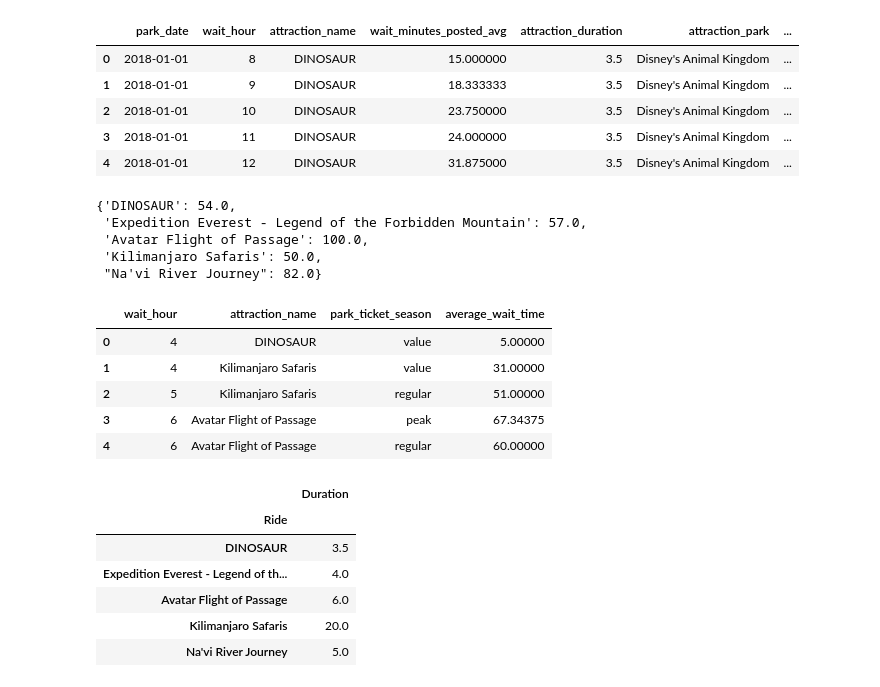
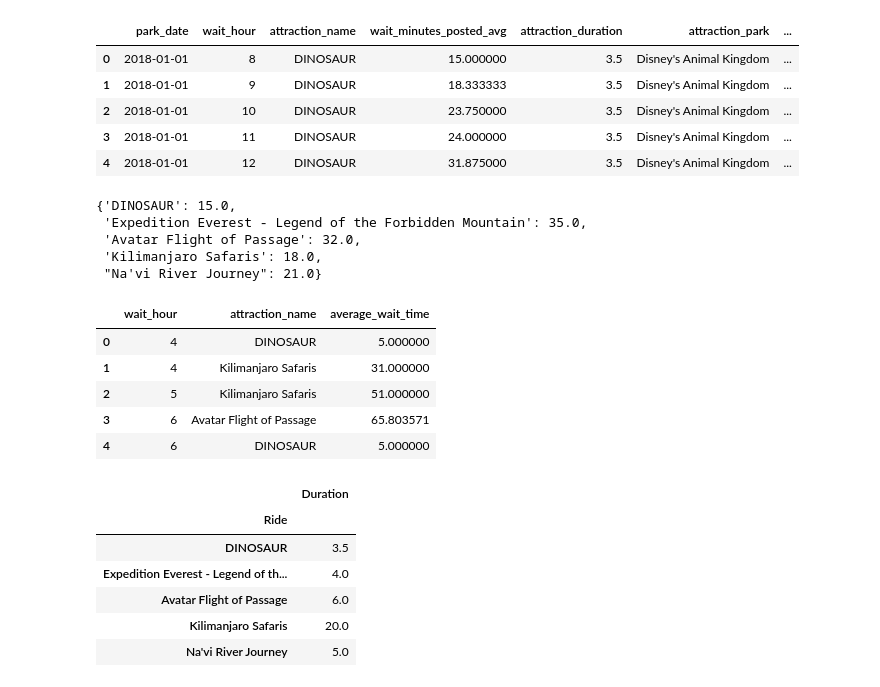
Before and after one commit to kanikaselva/disneyOptimization, a Jupyter notebook: code/3. startTimeAnalysis.ipynb, the cells around one changed output. Drawn from its saved outputs; the diff is of its cells as text; code cells hidden in the pictures.

```diff
--- a/code/3. startTimeAnalysis.ipynb
+++ b/code/3. startTimeAnalysis.ipynb
@@ -62,25 +62,25 @@ def calculate_fun_factor(person):
         ride_fun_factors[ride] = float(fun_factor)
     return ride_fun_factors
 # %%
-calculate_fun_factor('Kanika')
+calculate_fun_factor('Allison')
 # %% [output]
-{'DINOSAUR': 54.0,
- 'Expedition Everest - Legend of the Forbidden Mountain': 57.0,
- 'Avatar Flight of Passage': 100.0,
- 'Kilimanjaro Safaris': 50.0,
- "Na'vi River Journey": 82.0}
+{'DINOSAUR': 15.0,
+ 'Expedition Everest - Legend of the Forbidden Mountain': 35.0,
+ 'Avatar Flight of Passage': 32.0,
+ 'Kilimanjaro Safaris': 18.0,
+ "Na'vi River Journey": 21.0}
 # %%
 # Create average wait time per attraction
-average_wait_times = waitTimes.groupby(['wait_hour', 'attraction_name', 'park_ticket_season'])['wait_minutes_posted_avg'].mean().reset_index()
-average_wait_times.columns = ['wait_hour', 'attraction_name', 'park_ticket_season', 'average_wait_time']
+average_wait_times = waitTimes.groupby(['wait_hour', 'attraction_name'])['wait_minutes_posted_avg'].mean().reset_index()
+average_wait_times.columns = ['wait_hour', 'attraction_name', 'average_wait_time']
 average_wait_times.head()
 # %% [output]
-|  | wait_hour | attraction_name | park_ticket_season | average_wait_time |
-| 0 | 4 | DINOSAUR | value | 5.00000 |
-| 1 | 4 | Kilimanjaro Safaris | value | 31.00000 |
-| 2 | 5 | Kilimanjaro Safaris | regular | 51.00000 |
-| 3 | 6 | Avatar Flight of Passage | peak | 67.34375 |
-| 4 | 6 | Avatar Flight of Passage | regular | 60.00000 |
+|  | wait_hour | attraction_name | average_wait_time |
+| 0 | 4 | DINOSAUR | 5.000000 |
+| 1 | 4 | Kilimanjaro Safaris | 31.000000 |
+| 2 | 5 | Kilimanjaro Safaris | 51.000000 |
+| 3 | 6 | Avatar Flight of Passage | 65.803571 |
+| 4 | 6 | DINOSAUR | 5.000000 |
 # %%
 # Attraction Duration for each ride
 attraction_durations = waitTimes[['attraction_name', 'attraction_duration']].rename(columns={'attraction_name': 'Ride', 'attraction_duration': 'Duration'})
```
Also changed, not shown: parts of 4 cells of this notebook, 3 other files.
